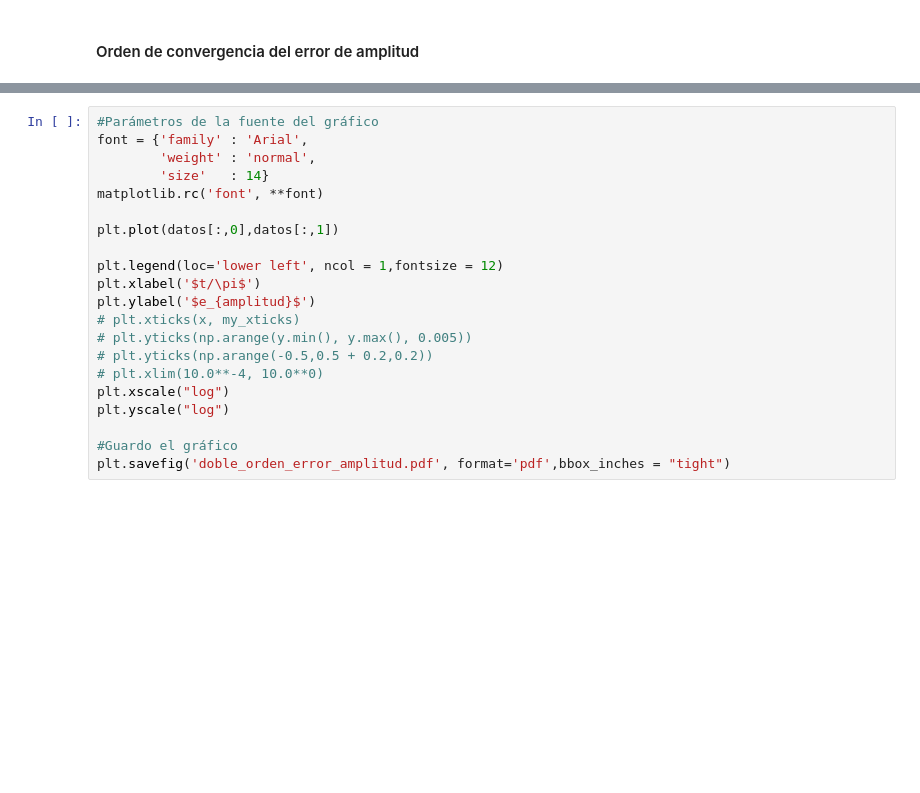
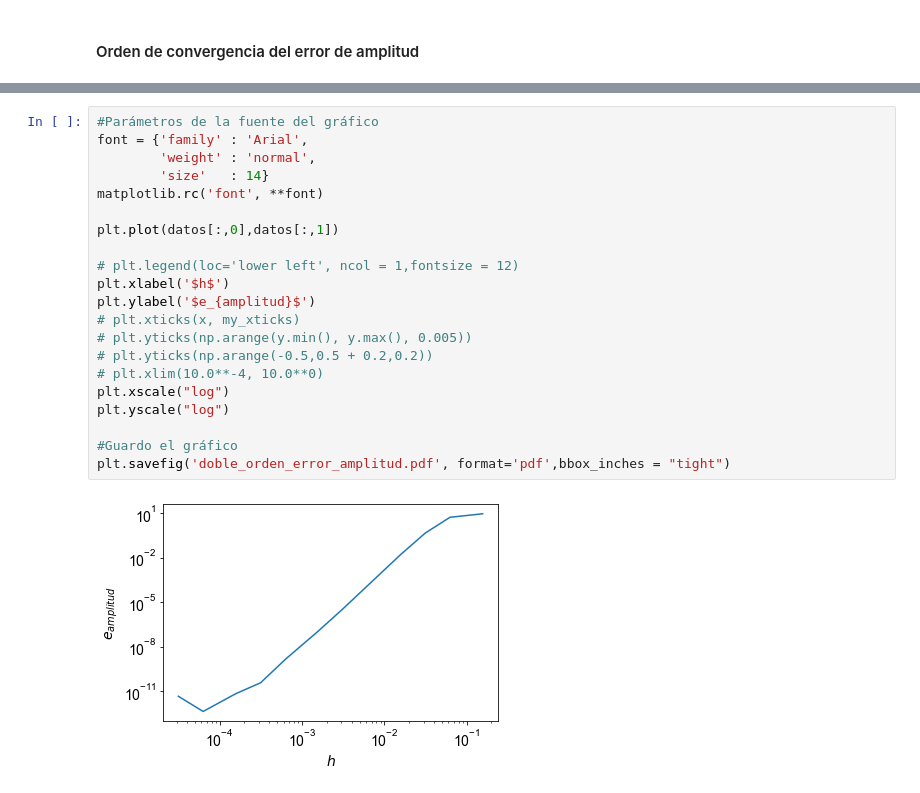
Before and after one commit to Lupama2/Guias_Metodos_Num_Fluidos_I, a Jupyter notebook: Guias/Guia_2/Ejercicio_4/Programa/graficos/graficos.ipynb, the cells around one changed output, grey strips where cells are left out. Saved outputs shown, nothing was run; the diff lists cells and outputs as text; blank space fills up the shorter version.

```diff
--- a/Guias/Guia_2/Ejercicio_4/Programa/graficos/graficos.ipynb
+++ b/Guias/Guia_2/Ejercicio_4/Programa/graficos/graficos.ipynb
@@ -482,21 +479,23 @@ FileNotFoundError: datos/doble_orden_error_amplitud.csv not found.
 # %%
 #Parámetros de la fuente del gráfico
 font = {'family' : 'Arial',
         'weight' : 'normal',
         'size'   : 14}
 matplotlib.rc('font', **font)
 
 plt.plot(datos[:,0],datos[:,1])
 
-plt.legend(loc='lower left', ncol = 1,fontsize = 12)
-plt.xlabel('$t/\pi$')
+# plt.legend(loc='lower left', ncol = 1,fontsize = 12)
+plt.xlabel('$h$')
 plt.ylabel('$e_{amplitud}$')
 # plt.xticks(x, my_xticks)
 # plt.yticks(np.arange(y.min(), y.max(), 0.005))
 # plt.yticks(np.arange(-0.5,0.5 + 0.2,0.2))
 # plt.xlim(10.0**-4, 10.0**0)
 plt.xscale("log")
 plt.yscale("log")
 
 #Guardo el gráfico
 plt.savefig('doble_orden_error_amplitud.pdf', format='pdf',bbox_inches = "tight")
+# %% [output]
+[figure, added]
```
Also changed, not shown: parts of 3 cells of this notebook, 24 other files.
